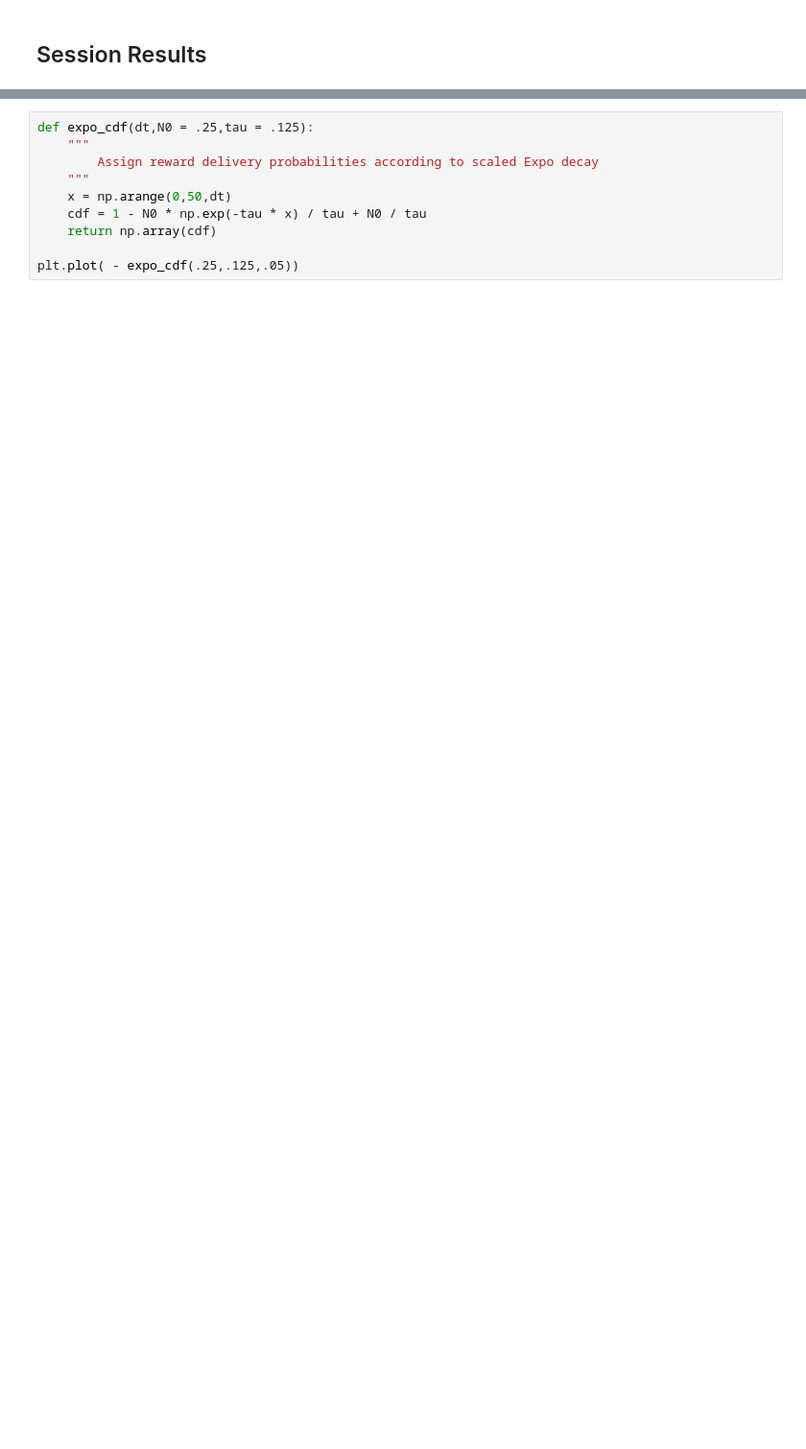
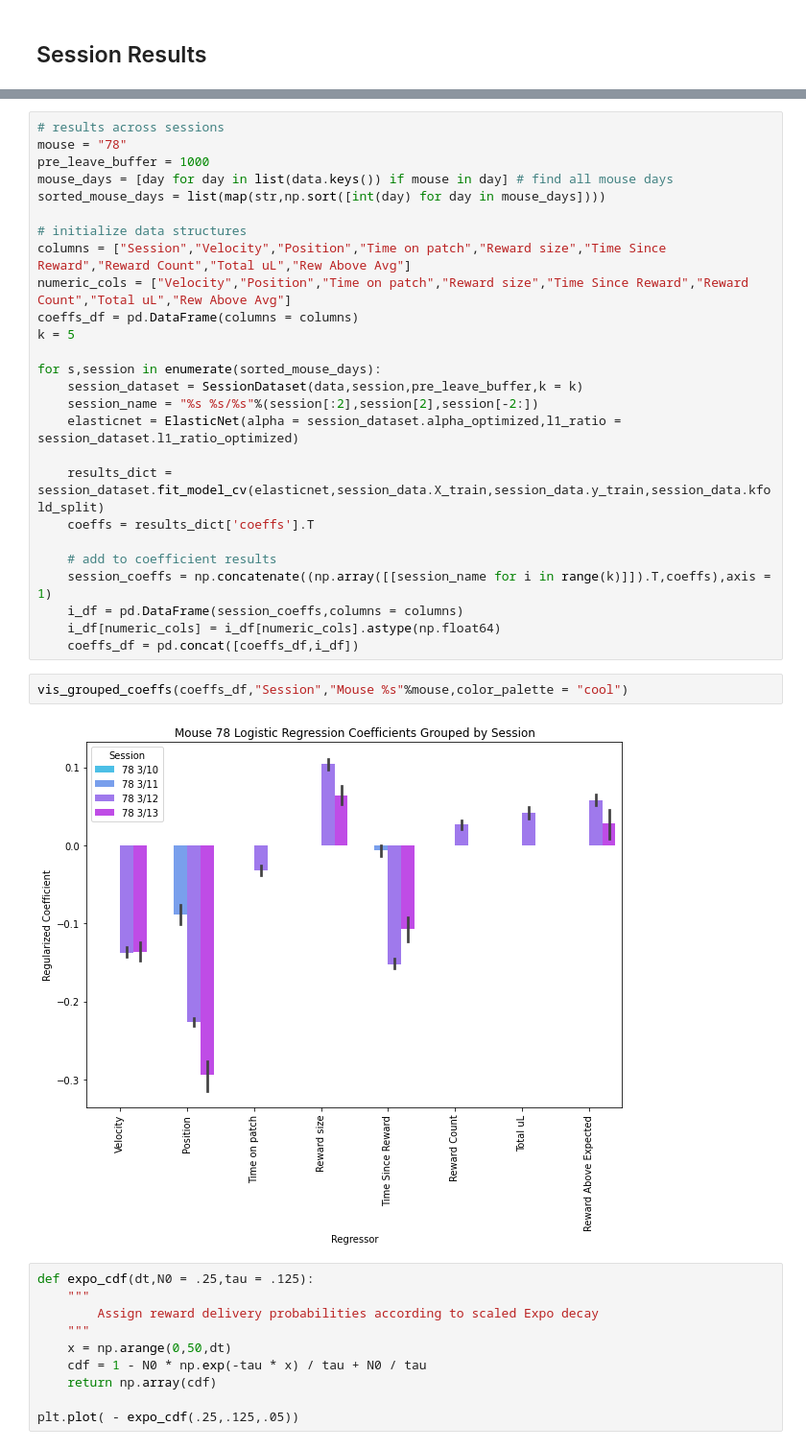
Before and after one commit to mgcampb/patch_foraging_neuropix, a Jupyter notebook: josh/behavior/goodBehaviorLinReg.ipynb, the cells around one changed output, grey strips where cells are left out. Shown: that part at 96% size. Saved outputs shown, nothing was run; the diff lists cells and outputs as text; blank space fills up the shorter version.

Commit message:
TDR initial commit

```diff
--- a/josh/behavior/goodBehaviorLinReg.ipynb
+++ b/josh/behavior/goodBehaviorLinReg.ipynb
@@ -437,3 +500,33 @@ array([0.51643061, 0.54483701, 0.6434332 , 0.51403947, 0.48910329])
+# %%
+# results across sessions
+mouse = "78"
+pre_leave_buffer = 1000
+mouse_days = [day for day in list(data.keys()) if mouse in day] # find all mouse days
+sorted_mouse_days = list(map(str,np.sort([int(day) for day in mouse_days])))
+
+# initialize data structures
+columns = ["Session","Velocity","Position","Time on patch","Reward size","Time Since Reward","Reward Count","Total uL","Rew Above Avg"]
+numeric_cols = ["Velocity","Position","Time on patch","Reward size","Time Since Reward","Reward Count","Total uL","Rew Above Avg"]
+coeffs_df = pd.DataFrame(columns = columns)
+k = 5
+
+for s,session in enumerate(sorted_mouse_days):
+    session_dataset = SessionDataset(data,session,pre_leave_buffer,k = k)
+    session_name = "%s %s/%s"%(session[:2],session[2],session[-2:])
+    elasticnet = ElasticNet(alpha = session_dataset.alpha_optimized,l1_ratio = session_dataset.l1_ratio_optimized)
+
+    results_dict = session_dataset.fit_model_cv(elasticnet,session_data.X_train,session_data.y_train,session_data.kfold_split)
+    coeffs = results_dict['coeffs'].T
+
+    # add to coefficient results
+    session_coeffs = np.concatenate((np.array([[session_name for i in range(k)]]).T,coeffs),axis = 1)
+    i_df = pd.DataFrame(session_coeffs,columns = columns)
+    i_df[numeric_cols] = i_df[numeric_cols].astype(np.float64)
+    coeffs_df = pd.concat([coeffs_df,i_df])
+# %%
+vis_grouped_coeffs(coeffs_df,"Session","Mouse %s"%mouse,color_palette = "cool")
+# %% [output]
+[figure, added]
 # %%
 def expo_cdf(dt,N0 = .25,tau = .125):
     """
```
Also changed, not shown: parts of 9 cells of this notebook, 5 other files.
